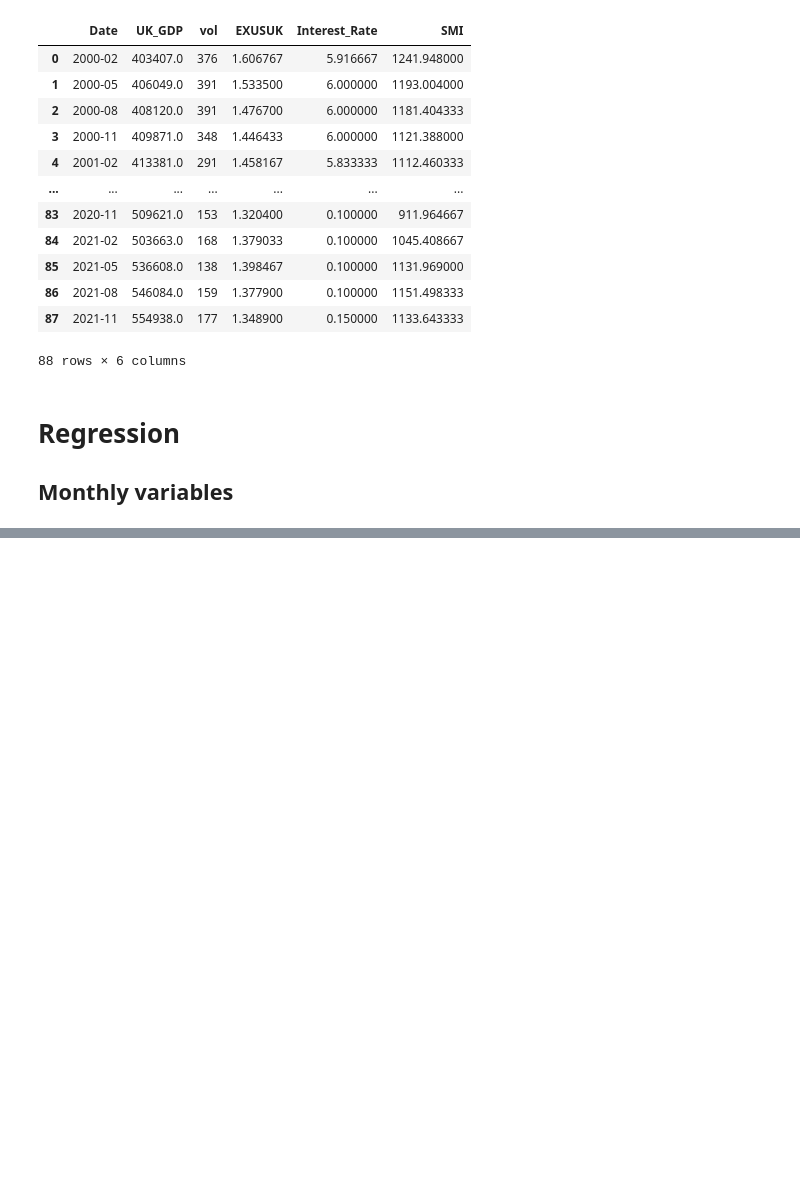
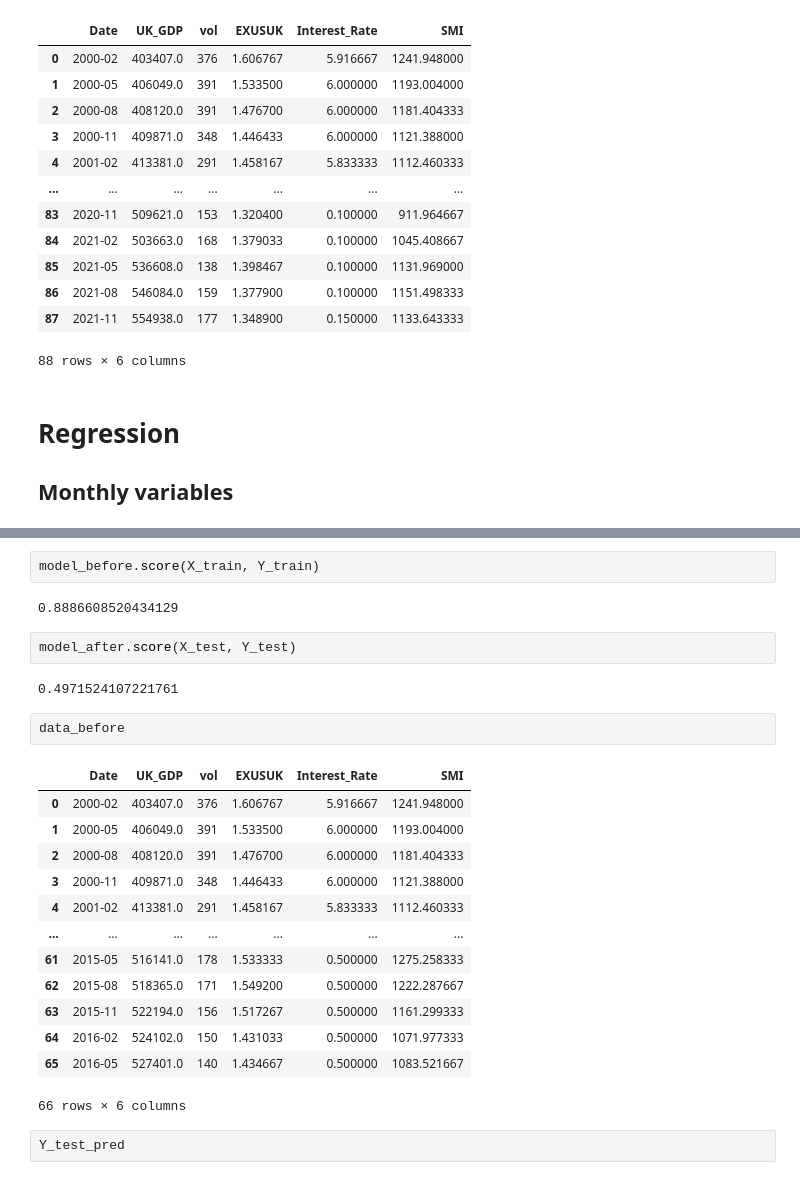
Before and after one commit to victoriawong1123/data_science_project, a Jupyter notebook: notebooks/quarterly_model.ipynb, the cells around one changed output, grey strips where cells are left out. Saved outputs shown, nothing was run; the diff lists cells and outputs as text; blank space fills up the shorter version.

```diff
--- a/notebooks/quarterly_model.ipynb
+++ b/notebooks/quarterly_model.ipynb
@@ -189,0 +214,26 @@ array([[-0.00089949]])
+# %%
+model_before.score(X_train, Y_train)
+# %% [output]
+0.8886608520434129
+# %%
+model_after.score(X_test, Y_test)
+# %% [output]
+0.4971524107221761
+# %%
+data_before
+# %% [output]
+|  | Date | UK_GDP | vol | EXUSUK | Interest_Rate | SMI |
+| 0 | 2000-02 | 403407.0 | 376 | 1.606767 | 5.916667 | 1241.948000 |
+| 1 | 2000-05 | 406049.0 | 391 | 1.533500 | 6.000000 | 1193.004000 |
+| 2 | 2000-08 | 408120.0 | 391 | 1.476700 | 6.000000 | 1181.404333 |
+| 3 | 2000-11 | 409871.0 | 348 | 1.446433 | 6.000000 | 1121.388000 |
+| 4 | 2001-02 | 413381.0 | 291 | 1.458167 | 5.833333 | 1112.460333 |
+| ... | ... | ... | ... | ... | ... | ... |
+| 61 | 2015-05 | 516141.0 | 178 | 1.533333 | 0.500000 | 1275.258333 |
+| 62 | 2015-08 | 518365.0 | 171 | 1.549200 | 0.500000 | 1222.287667 |
+| 63 | 2015-11 | 522194.0 | 156 | 1.517267 | 0.500000 | 1161.299333 |
+| 64 | 2016-02 | 524102.0 | 150 | 1.431033 | 0.500000 | 1071.977333 |
+| 65 | 2016-05 | 527401.0 | 140 | 1.434667 | 0.500000 | 1083.521667 |
+66 rows × 6 columns
+# %%
+Y_test_pred
```
Also changed, not shown: parts of 11 cells of this notebook.
